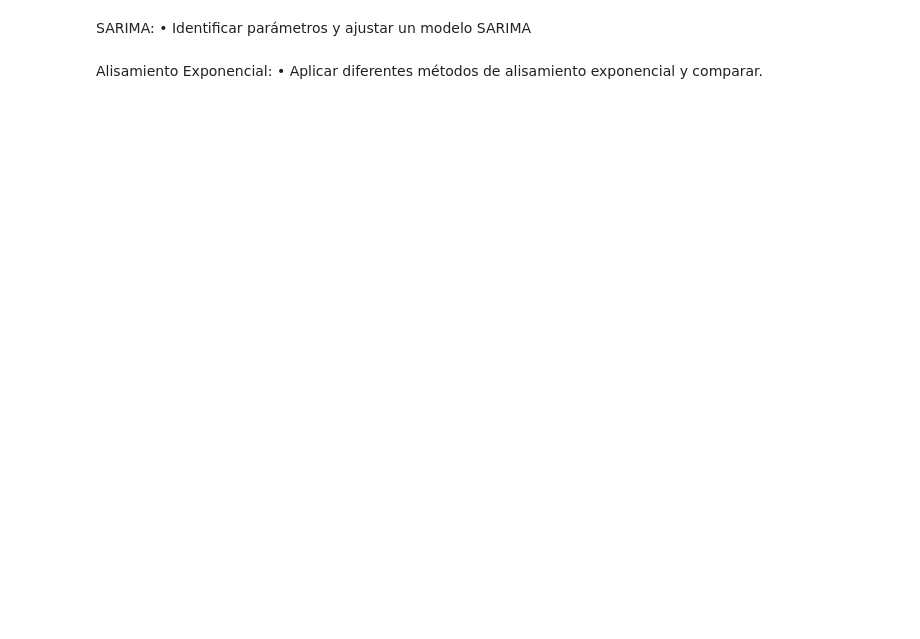
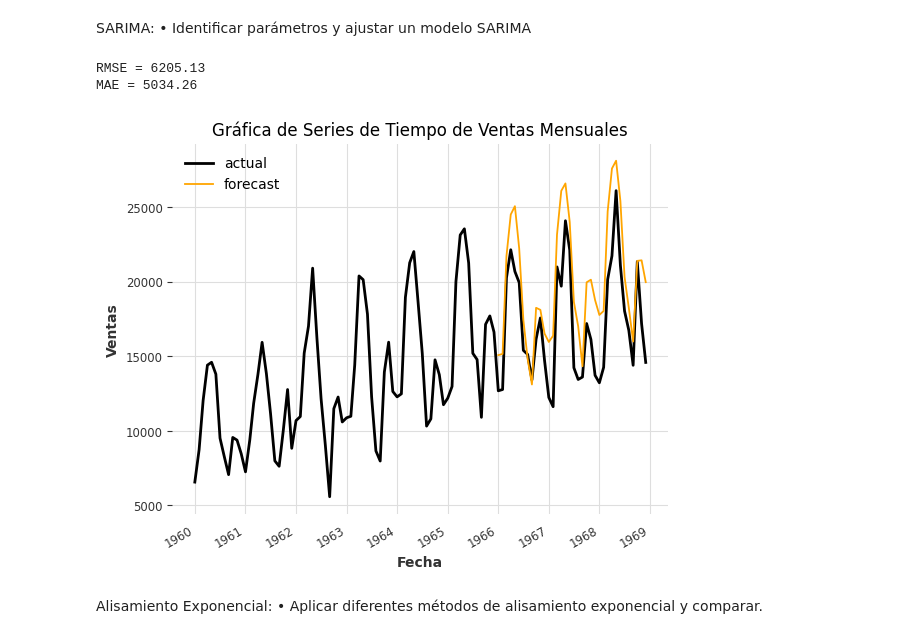
Before and after one commit to 20Candy/lab3_dataScience, a Jupyter notebook: ejercicio1_car.ipynb, the cells around one changed output. Cells and saved outputs as stored; diff of their text form; code cells hidden in the pictures; blank space fills up the shorter version.

```diff
--- a/ejercicio1_car.ipynb
+++ b/ejercicio1_car.ipynb
@@ -40,3 +45,6 @@ ts.plot()
+# %%
+# Entrenamiento y validación
+train, val = ts[:-36], ts[-36:]
 # %% [markdown]
 Promedios:
 • Aplicar métodos de promedios y comparar los resultados con el conjunto original
@@ -76,3 +121,37 @@ plt.show()
+# %%
+from statsmodels.tsa.statespace.sarimax import SARIMAX
+import numpy as np
+
+# Crear el modelo SARIMA
+order = (1, 1, 1)  # Estos son los parámetros p, d, q para el modelo ARIMA
+seasonal_order = (1, 1, 1, 12)  # Estos son los parámetros P, D, Q, S para la parte estacional
+model_sarima = SARIMAX(train.values(), order=order, seasonal_order=seasonal_order)
+model_sarima = model_sarima.fit(disp=False)
+
+# Predecir los valores
+prediction = model_sarima.forecast(steps=len(val))
+
+# Calcular RMSE y MAE manualmente
+rmse_val = np.sqrt(np.mean((val.values() - prediction) ** 2))
+mae_val = np.mean(np.abs(val.values() - prediction))
+
+print('RMSE = {:.2f}'.format(rmse_val))
+print('MAE = {:.2f}'.format(mae_val))
+
+# Crear la gráfica de serie de tiempo
+fig, ax = plt.subplots()
+ts.plot(label='actual', ax=ax)
+ax.plot(val.time_index, prediction, label='forecast', color='orange')
+
+ax.set_title("Gráfica de Series de Tiempo de Ventas Mensuales")
+ax.set_xlabel("Fecha")
+ax.set_ylabel("Ventas")
+ax.legend()
+plt.show()
+# %% [output]
+RMSE = 6205.13
+MAE = 5034.26
+[figure, added]
 # %% [markdown]
 Alisamiento Exponencial:
 • Aplicar diferentes métodos de alisamiento exponencial y comparar.
```
Also changed, not shown: parts of 21 cells of this notebook.
